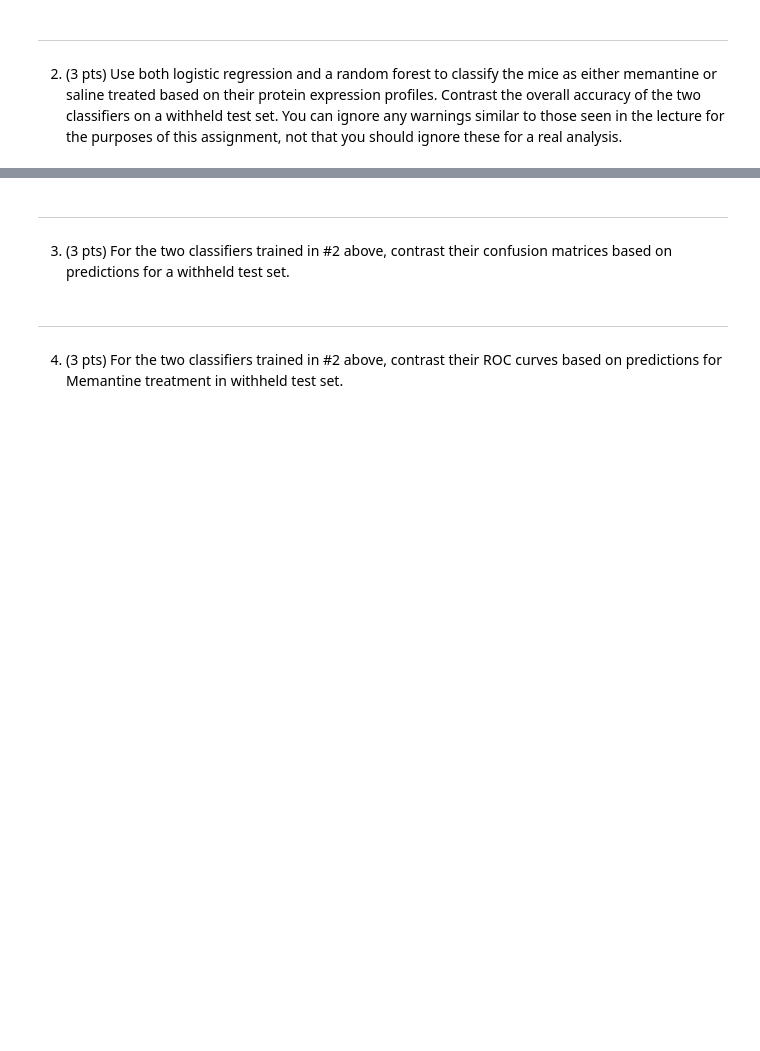
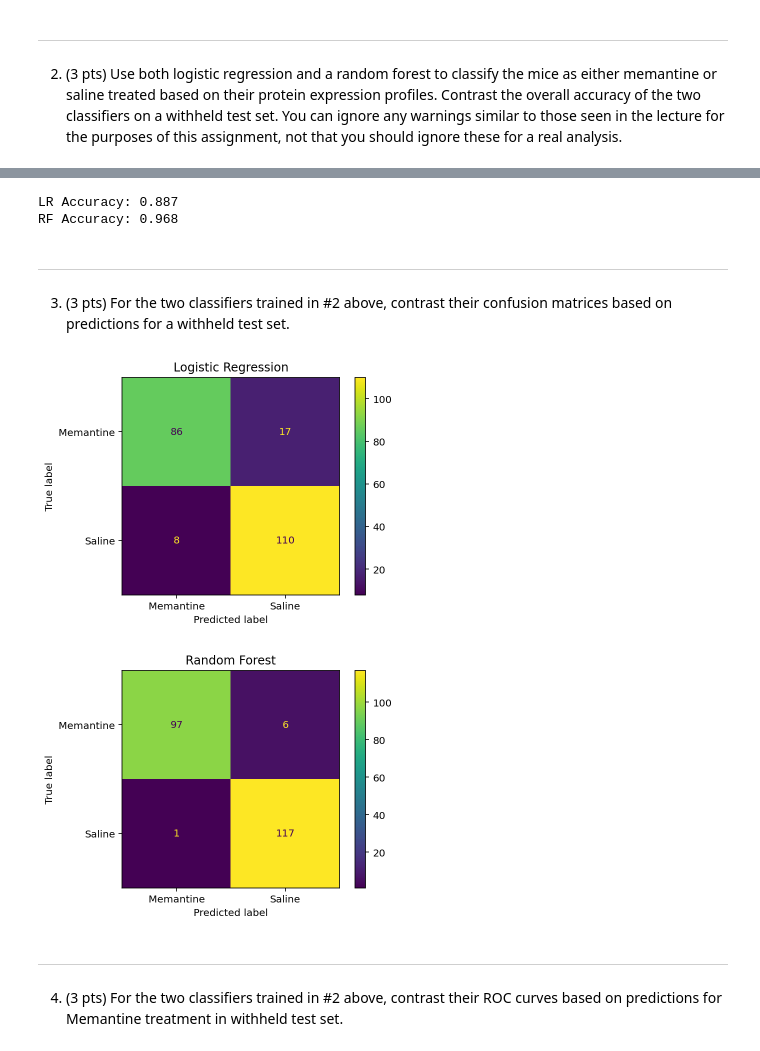
Before and after one commit to nishadalal120/NEU-365P-385L-Spring-2021, a Jupyter notebook: homework/homework_classification.ipynb, the cells around one changed output, grey strips where cells are left out. Cells and saved outputs as stored; diff of their text form; code cells hidden in the pictures; blank space fills up the shorter version.

```diff
--- a/homework/homework_classification.ipynb
+++ b/homework/homework_classification.ipynb
@@ -81,18 +62,17 @@ treatment_results
-# %%
-# Random Forest
-
-X = mice.loc[:,'DYRK1A_N':'CaNA_N']  # just protein expression levels
-y = mice['Treatment']
-
-X_train, X_test, y_train, y_test = train_test_split(X, y, test_size=0.4, random_state=1)
-
-model = RandomForestClassifier(n_estimators=100, random_state=1)
-model.fit(X_train, y_train)
-
-y_test_pred = model.predict(X_test)
-
-treatment_results['RF Predicted Treatment'] = y_test_pred
-treatment_results
+# %%
+# Random Forest
+
+model_RF = RandomForestClassifier(n_estimators=100, random_state=1)
+model_RF.fit(X_train, y_train)
+
+y_test_pred_RF = model_RF.predict(X_test)
+
+rf_trt_accuracy = accuracy_score(y_test, y_test_pred_RF)
+# %%
+print(f"LR Accuracy: {lr_trt_accuracy :.3f}\nRF Accuracy: {rf_trt_accuracy :.3f}")
+# %% [output]
+LR Accuracy: 0.887
+RF Accuracy: 0.968
 # %% [markdown]
 ---
 3. (3 pts) For the two classifiers trained in #2 above, contrast their confusion matrices based on predictions for a withheld test set.
@@ -106,3 +79,24 @@ print(classification_report(y_test, y_test_pred))
+# %%
+cm_LR = confusion_matrix(y_test, y_test_pred_LR) #create matrix
+cm_RF = confusion_matrix(y_test, y_test_pred_RF) #create matrix
+
+lr_trt_cmd = ConfusionMatrixDisplay(confusion_matrix=cm_LR, display_labels=model_LR.classes_)
+rf_trt_cmd = ConfusionMatrixDisplay(confusion_matrix=cm_RF, display_labels=model_RF.classes_)
+
+plt.figure(figsize=(12,4))
+ax = plt.subplot(1,2,1)
+lr_trt_cmd.plot(ax=ax)
+plt.title('Logistic Regression')
+plt.show()
+
+plt.figure(figsize=(12,4))
+ax = plt.subplot(1,2,2)
+rf_trt_cmd.plot(ax=ax)
+plt.title('Random Forest')
+plt.show()
+# %% [output]
+[figure, added]
+[figure, added]
 # %% [markdown]
 ---
 4. (3 pts) For the two classifiers trained in #2 above, contrast their ROC curves based on predictions for Memantine treatment in withheld test set.
```
Also changed, not shown: parts of 7 cells of this notebook.
